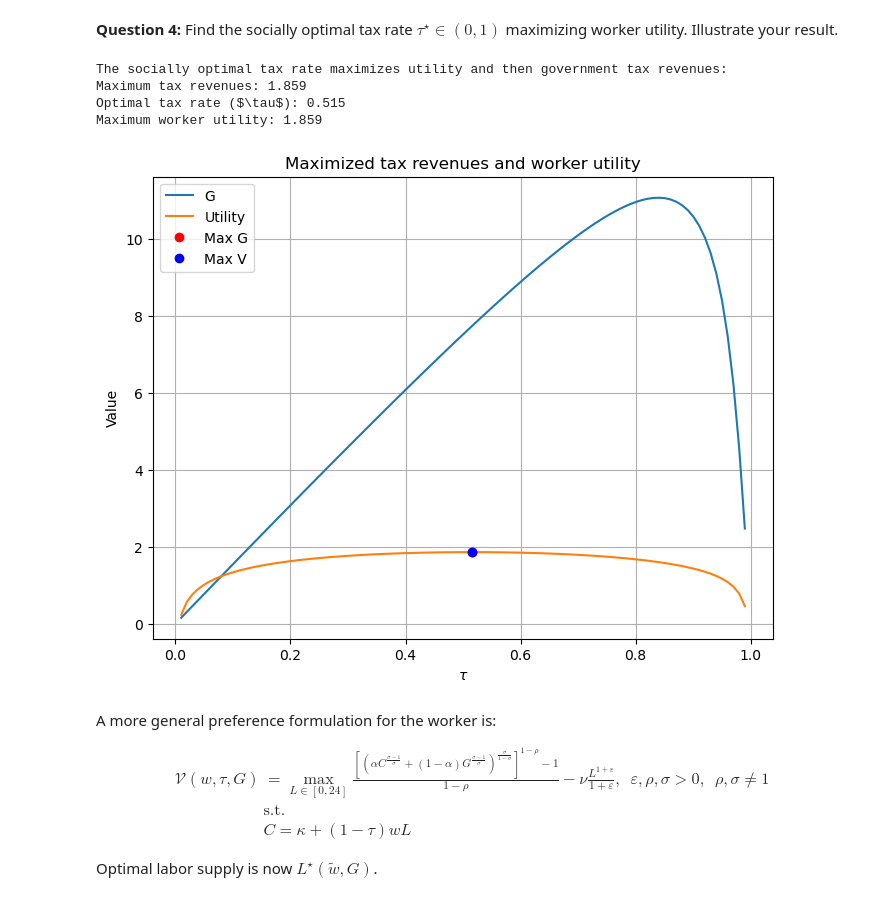
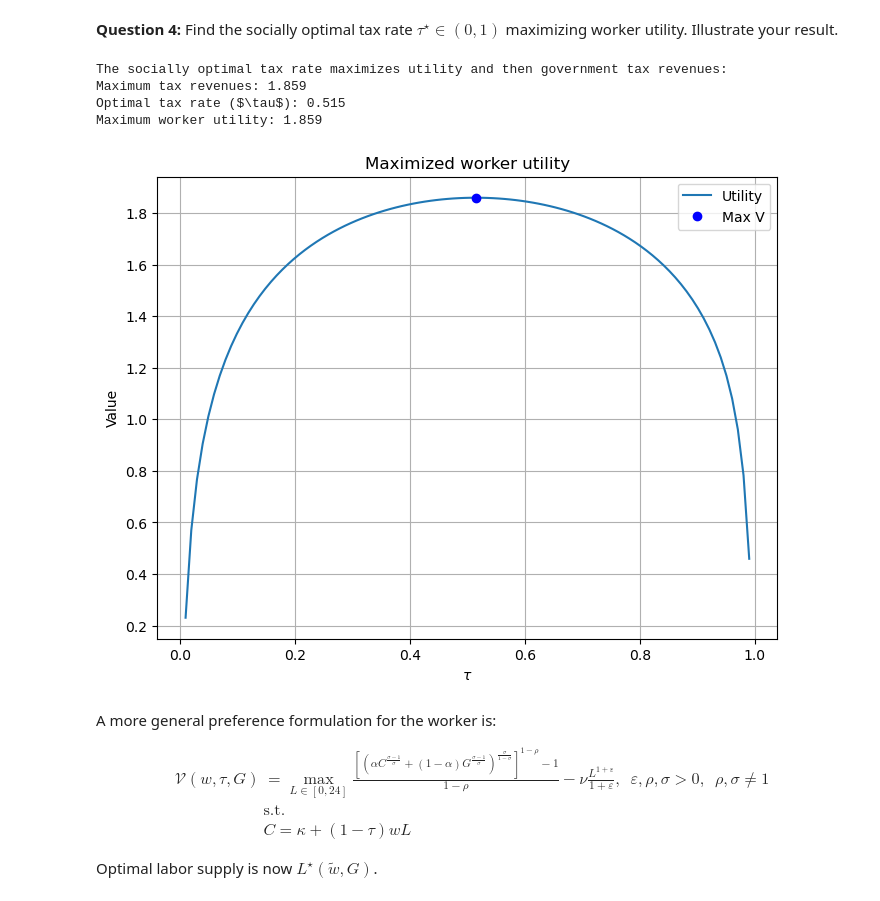
Before and after one commit to NumEconCopenhagen/projects-2023-siuuu, a Jupyter notebook: Exam/Exam-2023-notebook.ipynb, the cells around one changed output. Drawn from its saved outputs; the diff is of its cells as text; code cells hidden in the pictures.

```diff
--- a/Exam/Exam-2023-notebook.ipynb
+++ b/Exam/Exam-2023-notebook.ipynb
@@ -190,36 +190,33 @@ plt.show()
 # %%
 # defining optimal values
 max_U = max(values['U_values'])
 max_U_index = values['U_values'].idxmax()
 tau = values.loc[max_U_index, 'tau_values']
 max_G = values.loc[max_U_index, 'U_values']
 
 # print results
 print('The socially optimal tax rate maximizes utility and then government tax revenues:')
 print(f'Maximum tax revenues: {max_G:.3f}')
 print(f'Optimal tax rate ($\\tau$): {tau:.3f}')
 print(f'Maximum worker utility: {max_U:.3f}')
 
 # plot the results
 plt.figure(figsize=(8, 6))
-
-plt.plot(values['tau_values'], values['G_values'], label='G')
 plt.plot(values['tau_values'], values['U_values'], label='Utility')
-plt.plot(tau, max_G, 'ro', label='Max G')
 plt.plot(tau, max_U, 'bo', label='Max V')
 
 plt.xlabel('$\\tau$')
 plt.ylabel('Value')
-plt.title('Maximized tax revenues and worker utility')
+plt.title('Maximized worker utility')
 plt.legend()
 plt.grid(True)
 plt.show()
 # %% [output]
 The socially optimal tax rate maximizes utility and then government tax revenues:
 Maximum tax revenues: 1.859
 Optimal tax rate ($\tau$): 0.515
 Maximum worker utility: 1.859
-[figure, old version]
+[figure, new version]
 # %% [markdown]
 A more general preference formulation for the worker is:
 
```
